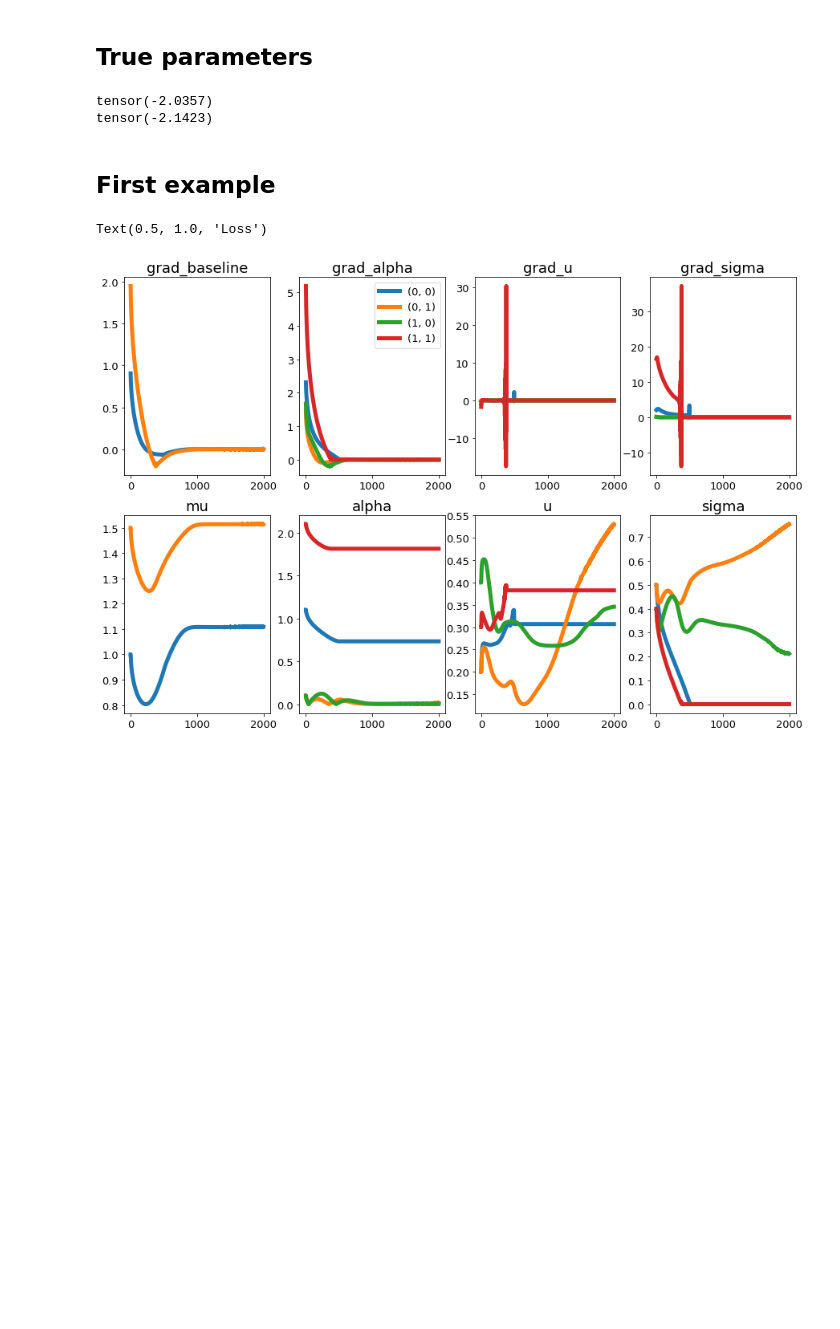
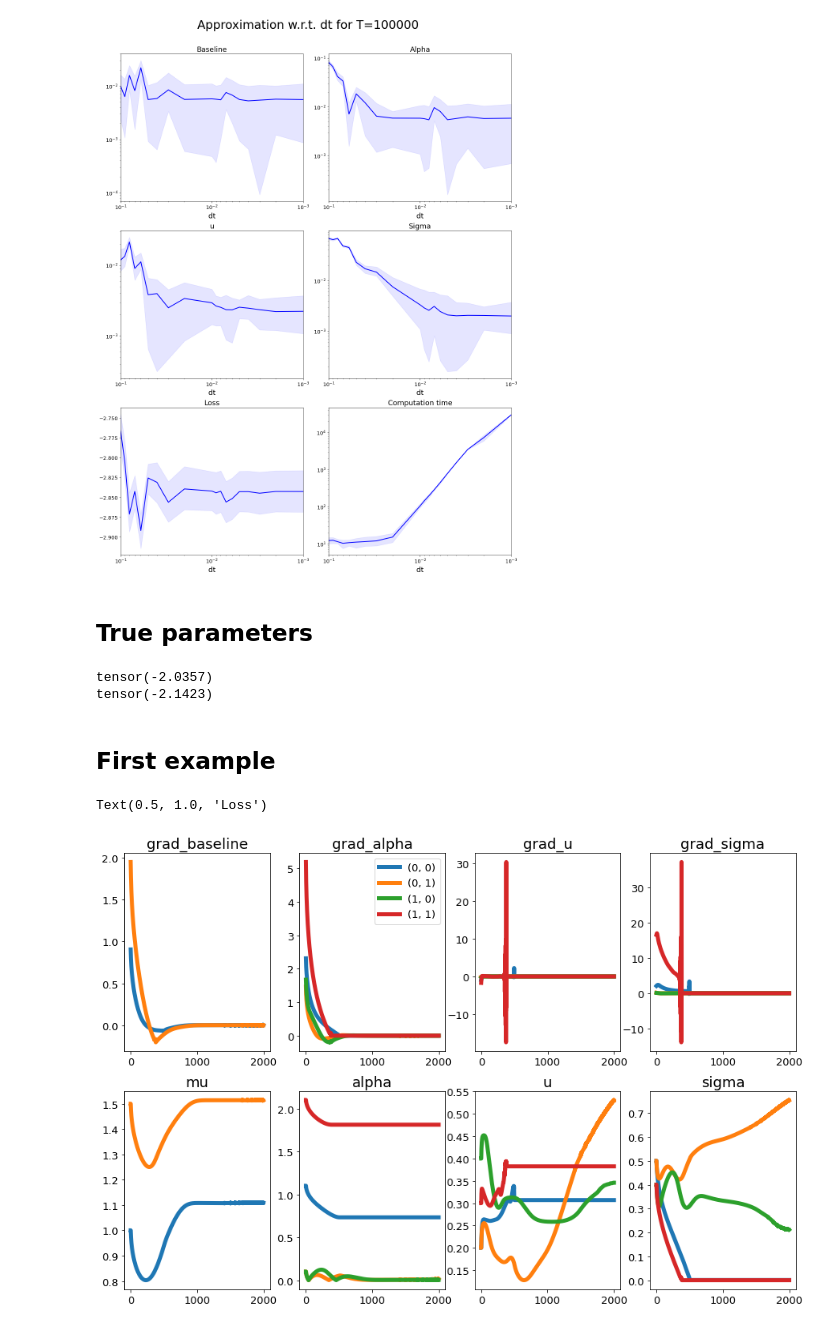
Before and after one commit to mind-inria/FaDIn, a Jupyter notebook: run_rc_plot.ipynb, the cells around one changed output. Drawn from its saved outputs; the diff is of its cells as text; code cells hidden in the pictures; blank space fills up the shorter version.

```diff
--- a/run_rc_plot.ipynb
+++ b/run_rc_plot.ipynb
@@ -55,3 +145,33 @@ fig.tight_layout()
+# %%
+T_list = [100000]
+dt_list = [0.1, 0.09, 0.08, 0.07, 0.06, 0.05, 0.04, 0.03, 0.02,
+0.01, 0.009, 0.008, 0.007, 0.006, 0.005, 0.004, 0.003, 0.002, 0.001]
+seeds = np.arange(10)
+n_T = len(T_list)
+n_dt = len(dt_list)
+n_seeds = len(seeds)
+n_xp = len(all_results)
+
+data_ = get_results(all_results_,  n_seeds, n_dt)
+titles = ['Baseline', 'Alpha', 'u', 'Sigma', 'Loss', 'Computation time']
+
+%matplotlib inline
+matplotlib.rc("xtick", labelsize=13)
+matplotlib.rc("ytick", labelsize=13)
+
+fig, axs = plt.subplots(3, 2, figsize=(15, 20))
+fig.suptitle('Approximation w.r.t. dt for T={}'.format(T_list[0]), fontsize=30)
+
+for i in range(3):
+    for j in range(2):
+        idx = i*2+j
+        plot_one_curve(axs, data_[idx], titles[idx], dt_list, i, j)
+
+fig.tight_layout()
+fig.subplots_adjust(top=0.92)
+fig.savefig('results/T_100000_s_10.pdf')
+# %% [output]
+[figure, added]
 # %% [markdown]
 ## True parameters
 # %%
```
Also changed, not shown: parts of 8 cells of this notebook, 1 other file.
